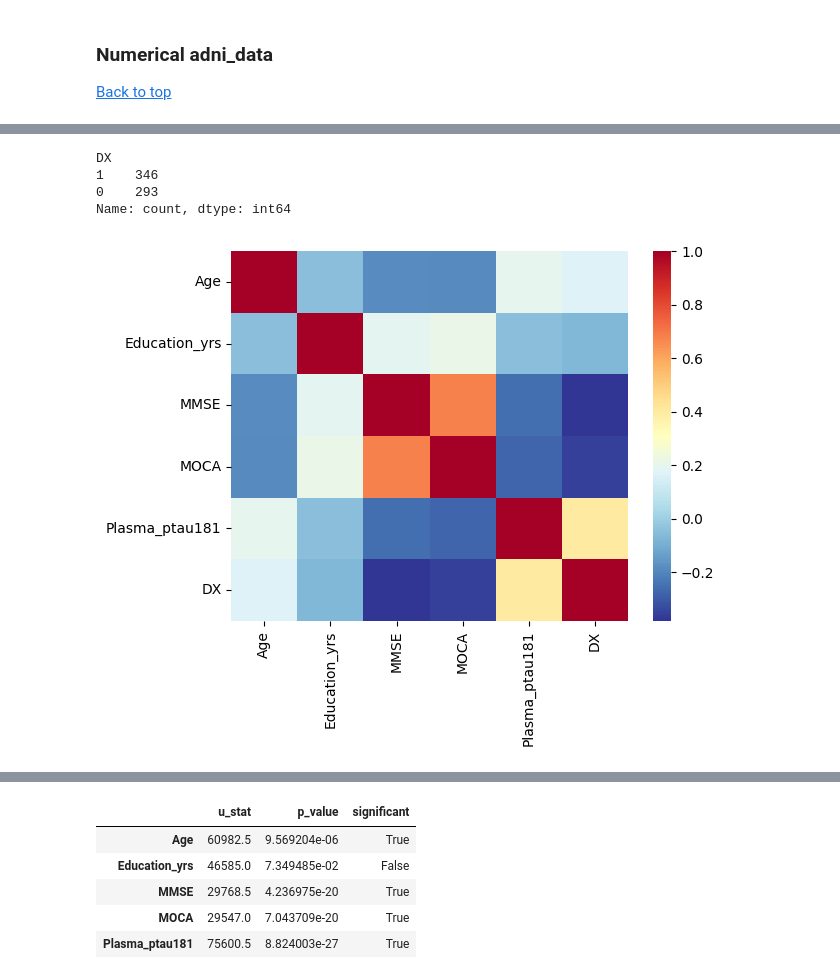
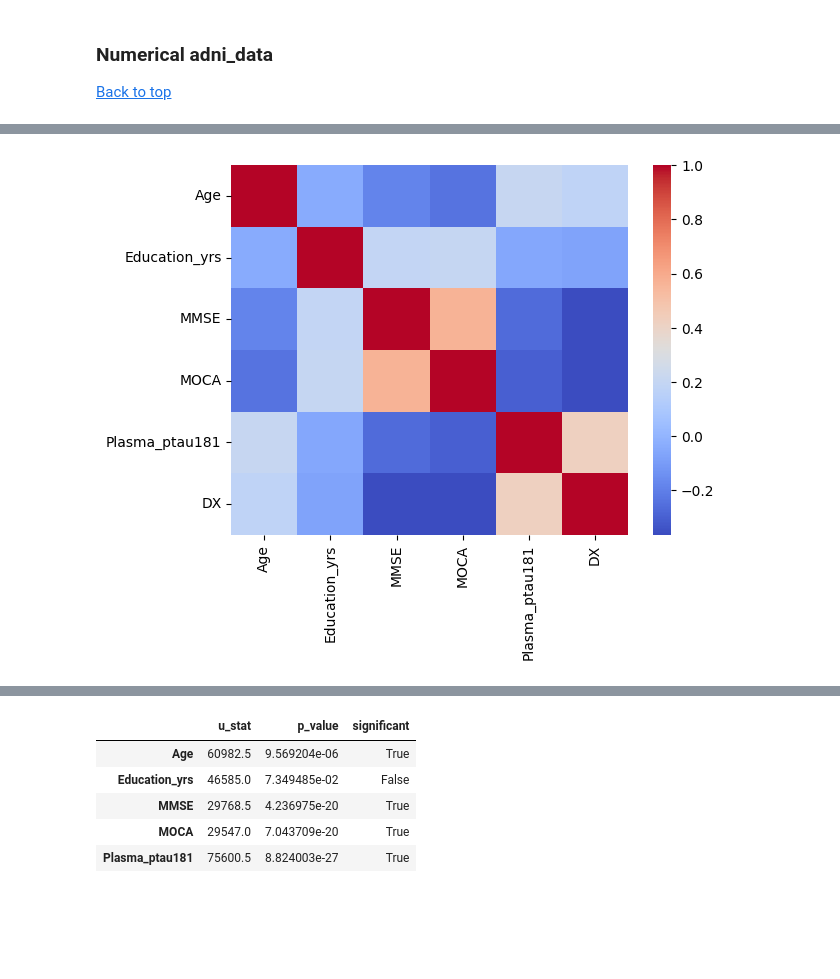
Before and after one commit to mardelmir/EDA_Project, a Jupyter notebook: src/notebooks/03_Bivariate_Analysis.ipynb, the cells around one changed output, grey strips where cells are left out. Drawn from its saved outputs; the diff is of its cells as text; code cells hidden in the pictures; blank space fills up the shorter version.

```diff
--- a/src/notebooks/03_Bivariate_Analysis.ipynb
+++ b/src/notebooks/03_Bivariate_Analysis.ipynb
@@ -319,11 +368,4 @@ num_adni
-# %%
-num_adni.DX.value_counts()
-# %% [output]
-DX
-1    346
-0    293
-Name: count, dtype: int64
 # %%
-heat_adni = sns.heatmap(num_adni.corr(numeric_only = True), cmap = sns.color_palette('RdYlBu_r', as_cmap = True))
+heat_adni = sns.heatmap(num_adni.corr(method = 'spearman', numeric_only = True), cmap = 'coolwarm')
 # %% [output]
-[figure, old version]
+[figure, new version]
```
Also changed, not shown: parts of 27 cells of this notebook, 7 other files.
